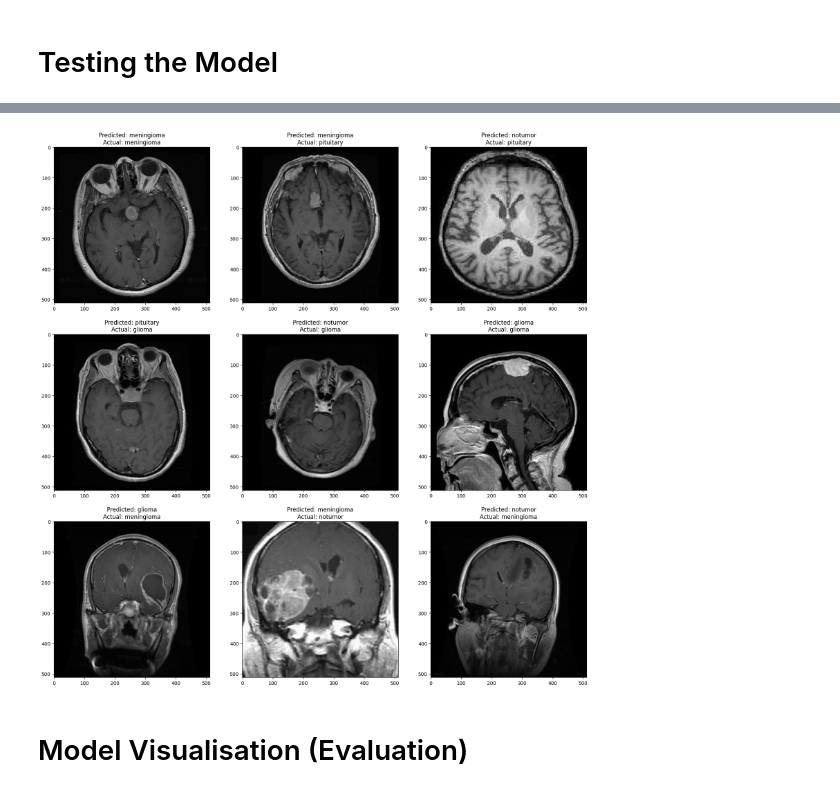
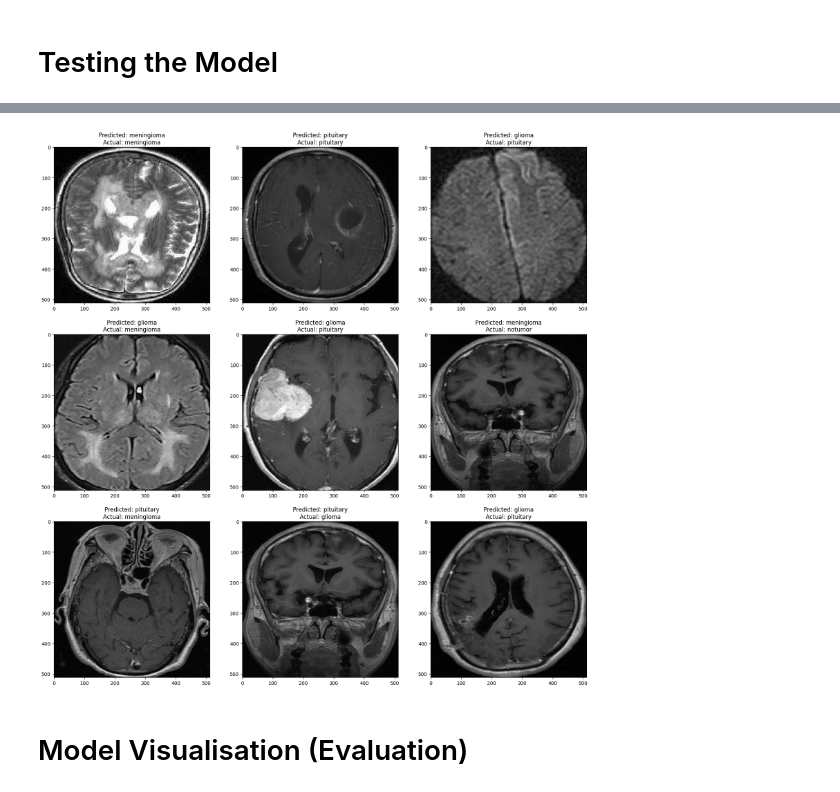
Before and after one commit to Devoalda/CSC3109_Brain_MRI_Classification, a Jupyter notebook: notebooks/VGG16_512.ipynb, the cells around one changed output, grey strips where cells are left out. Saved outputs shown, nothing was run; the diff lists cells and outputs as text; code cells hidden in the pictures.

```diff
--- a/notebooks/VGG16_512.ipynb
+++ b/notebooks/VGG16_512.ipynb
@@ -11,8 +11,11 @@ import matplotlib.pyplot as plt
 import numpy as np
 from keras.preprocessing.image import ImageDataGenerator
 from keras.models import load_model
+from keras.utils import plot_model
+
 import seaborn as sns
 import pandas as pd
+
 
 
 # Print gpus
@@ -20,7 +23,7 @@ gpus = tf.config.experimental.list_physical_devices('GPU')
 print("Num GPUs Available: ", len(gpus))
 
 model_dir = './models/'
-model_file = model_dir + 'vg16_trf_learning.keras'
+model_file = model_dir + 'vg16_trf_learning_preprocessed.keras'
 # %% [output]
 Keras = 2.15.0
 Num GPUs Available:  1
@@ -326,17 +327,17 @@ plt.show()
 # Validate the model with test data
 
 model = keras.models.load_model(model_file)
-model.evaluate(validation_generator)
+model.evaluate(test_generator)
 
 # Predict the output
-predictions = model.predict(validation_generator)
+predictions = model.predict(test_generator)
 predictions = np.argmax(predictions, axis=1)
 
 # Predict and Display image using matplotlib
 plt.figure(figsize=(20, 20))
 for i in range(9):
     plt.subplot(3, 3, i + 1)
-    for X_batch, Y_batch in validation_generator:
+    for X_batch, Y_batch in test_generator:
         image = X_batch[0]
         # Print Class
         plt.title("Predicted: " + classes[predictions[i]] + "\nActual: " + classes[np.argmax(Y_batch[i])])
@@ -349,4 +350,4 @@ for i in range(9):
-[figure, old version]
+[figure, new version]
 # %% [markdown]
 # Model Visualisation (Evaluation)
 # %%
```
Also changed, not shown: parts of 13 cells of this notebook, 1 other file.
